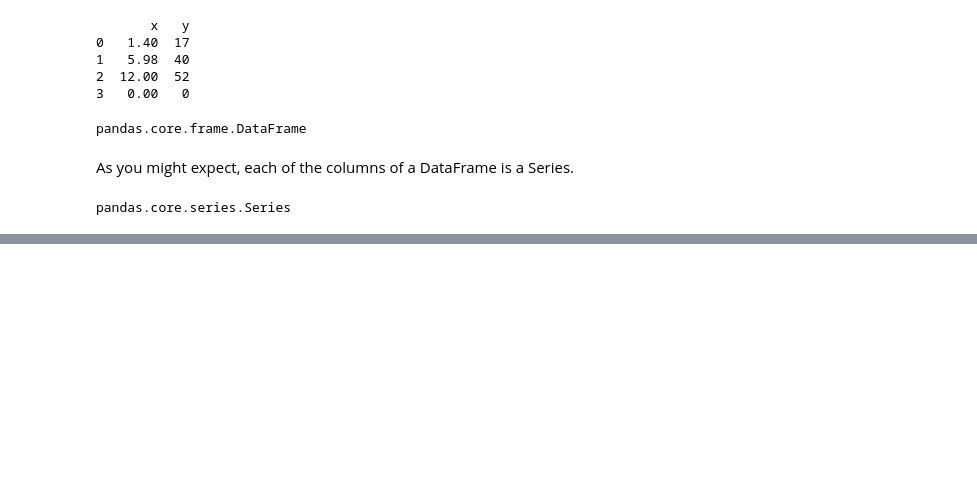
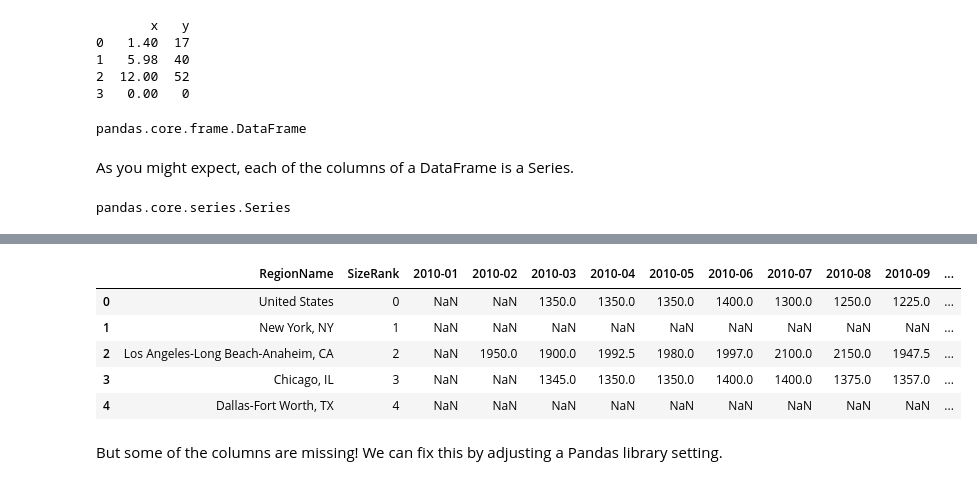
Before and after one commit to smmaurer/cp255, a Jupyter notebook: 02-pandas/pandas.ipynb, the cells around one changed output, grey strips where cells are left out. Drawn from its saved outputs; the diff is of its cells as text; code cells hidden in the pictures; blank space fills up the shorter version.

```diff
--- a/02-pandas/pandas.ipynb
+++ b/02-pandas/pandas.ipynb
@@ -58,3 +69,5 @@ https://www.zillow.com/research/data/
 # %%
 url = "http://files.zillowstatic.com/research/public/Metro/Metro_MedianRentalPrice_2Bedroom.csv"
+# %%
+df = pd.read_csv(url)
 # %% [markdown]
@@ -61,0 +97,11 @@ Alternatively, you can load data "locally" -- from a file on the machine where P
+# %%
+df.head()
+# %% [output]
+|  | RegionName | SizeRank | 2010-01 | 2010-02 | 2010-03 | 2010-04 | 2010-05 | 2010-06 | 2010-07 | 2010-08 | 2010-09 | ... |
+| 0 | United States | 0 | NaN | NaN | 1350.0 | 1350.0 | 1350.0 | 1400.0 | 1300.0 | 1250.0 | 1225.0 | ... |
+| 1 | New York, NY | 1 | NaN | NaN | NaN | NaN | NaN | NaN | NaN | NaN | NaN | ... |
+| 2 | Los Angeles-Long Beach-Anaheim, CA | 2 | NaN | 1950.0 | 1900.0 | 1992.5 | 1980.0 | 1997.0 | 2100.0 | 2150.0 | 1947.5 | ... |
+| 3 | Chicago, IL | 3 | NaN | NaN | 1345.0 | 1350.0 | 1350.0 | 1400.0 | 1400.0 | 1375.0 | 1357.0 | ... |
+| 4 | Dallas-Fort Worth, TX | 4 | NaN | NaN | NaN | NaN | NaN | NaN | NaN | NaN | NaN | ... |
+# %% [markdown]
+But some of the columns are missing! We can fix this by adjusting a Pandas library setting.
```
Also changed, not shown: parts of 23 cells of this notebook.
